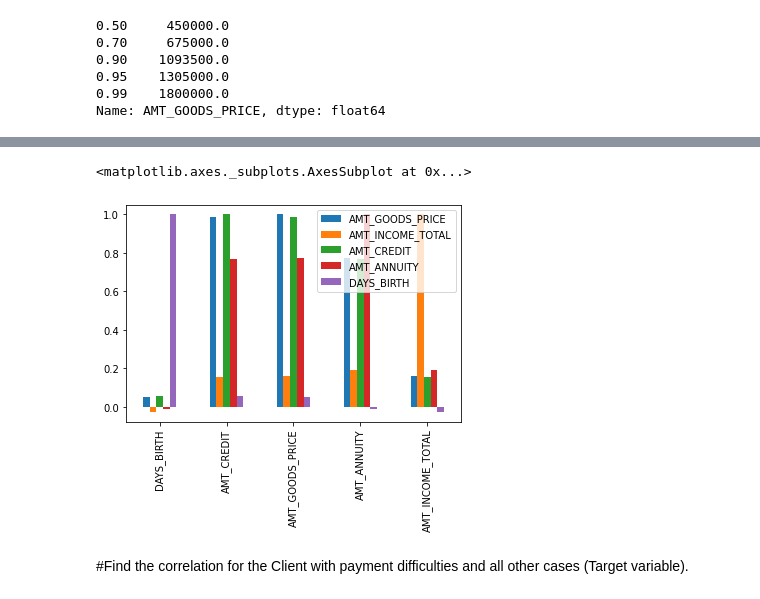
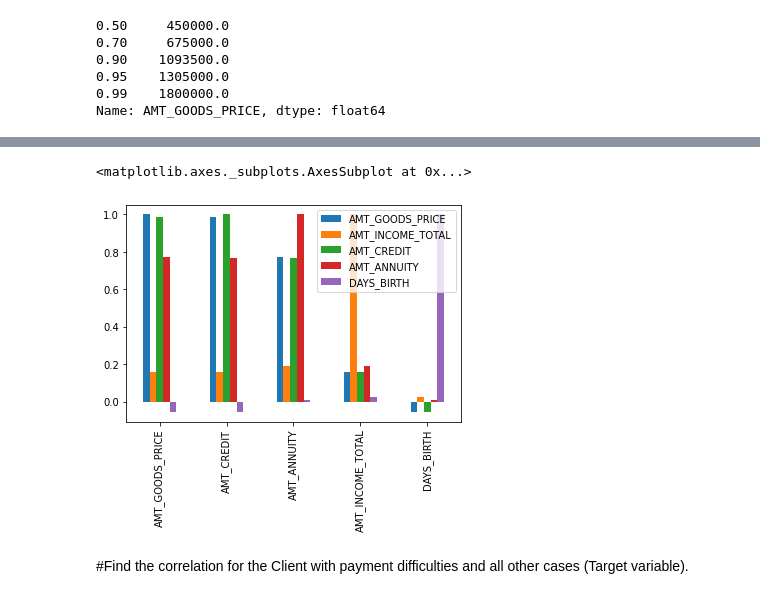
Before and after one commit to annuushhqaaa/Team8-2209403213_Anushka-Umbre, a Jupyter notebook: Team_8_Module_Test_(Part_1)_AAS.ipynb, the cells around one changed output, grey strips where cells are left out. Saved outputs shown, nothing was run; the diff lists cells and outputs as text; code cells hidden in the pictures.

```diff
--- a/Team_8_Module_Test_(Part_1)_AAS.ipynb
+++ b/Team_8_Module_Test_(Part_1)_AAS.ipynb
@@ -1247,9 +1250,9 @@ df_gprice.head()
 # %%
 #Plotting graph for 10  largest AMT_GOODS_PRICE
-df_age.plot.bar()
+df_gprice.plot.bar()
 # %% [output]
 <matplotlib.axes._subplots.AxesSubplot at 0x...>
-[figure, old version]
+[figure, new version]
 # %% [markdown]
 #Find the correlation for the Client with payment difficulties and all other cases (Target variable).
 # %%
```
Also changed, not shown: parts of 13 cells of this notebook.
